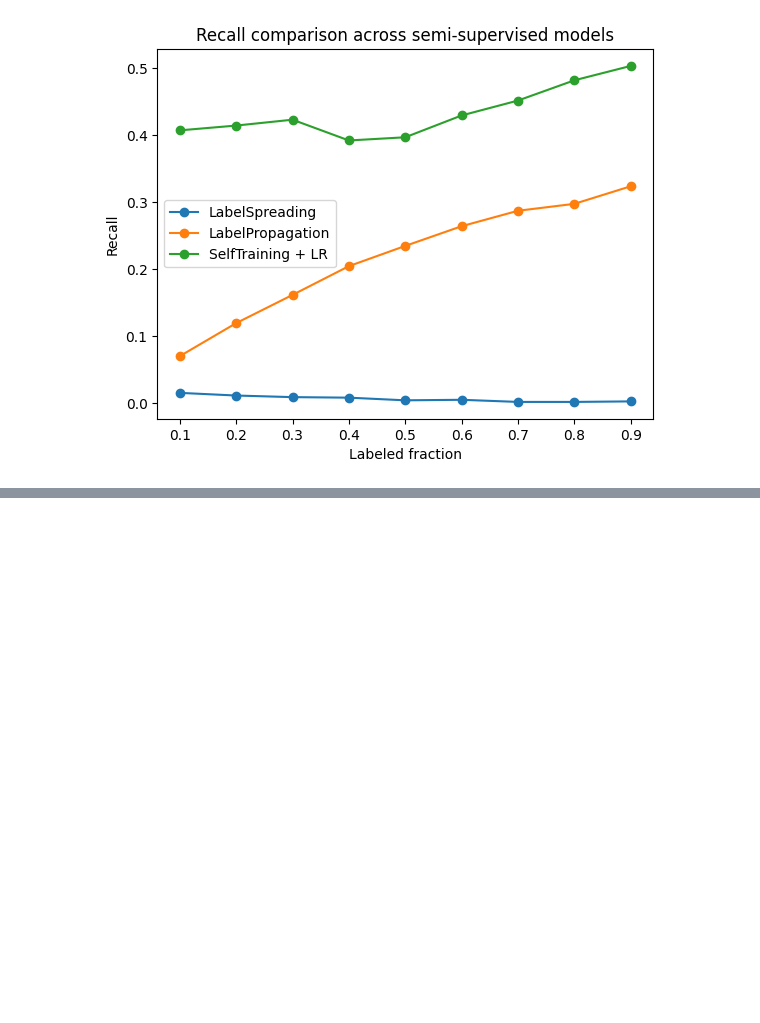
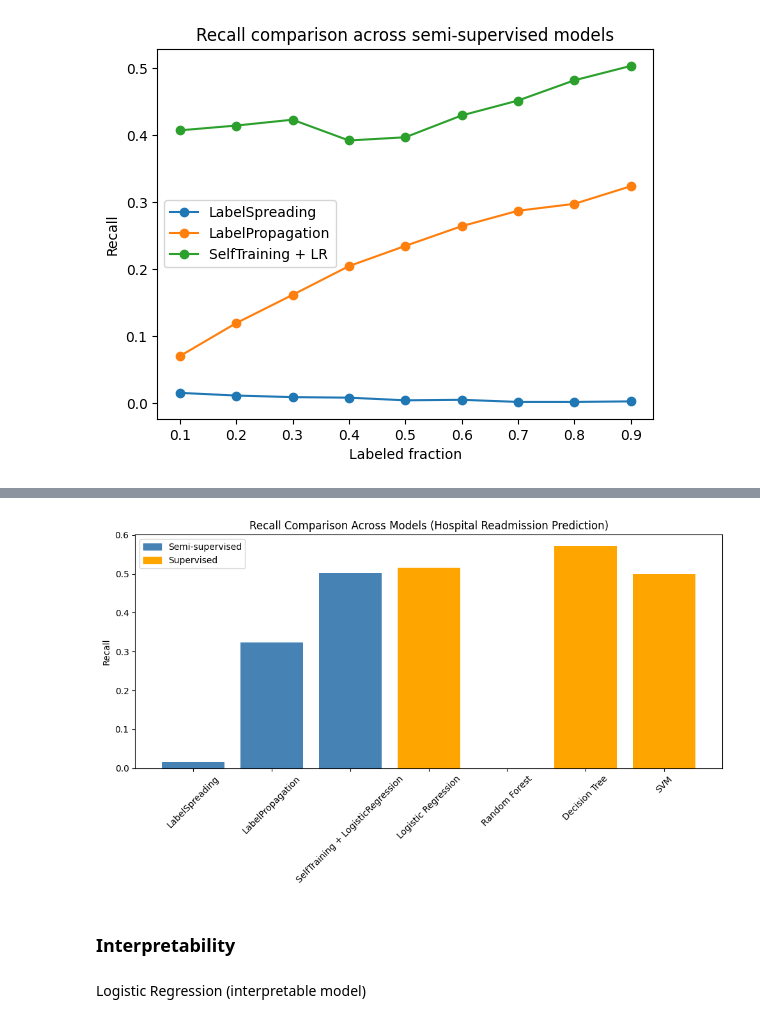
Before and after one commit to samirakhalil1993/readmission-hospital-analysis, a Jupyter notebook: notebooks/04_semi_supervised_modeling.ipynb, the cells around one changed output, grey strips where cells are left out. Drawn from its saved outputs; the diff is of its cells as text; code cells hidden in the pictures; blank space fills up the shorter version.

Commit message:
Interpretability

```diff
--- a/notebooks/04_semi_supervised_modeling.ipynb
+++ b/notebooks/04_semi_supervised_modeling.ipynb
@@ -391,0 +570,4 @@ plt.show()
+# %%
+best_ls = results_ls.loc[results_ls["recall"].idxmax()]
+best_lp = results_lp_df.loc[results_lp_df["recall"].idxmax()]
+best_st = results_st_df.loc[results_st_df["recall"].idxmax()]
@@ -391,0 +621,7 @@ plt.show()
+# %%
+final_comparison = pd.concat(
+    [ssl_summary, supervised_results],
+    ignore_index=True
+)
+
+final_comparison
@@ -391,0 +637,37 @@ plt.show()
+# %%
+import matplotlib.pyplot as plt
+
+models = final_comparison["Model"]
+recalls = final_comparison["Recall"]
+
+# define colors based on model type
+colors = []
+
+for m in models:
+    if m in ["LabelSpreading", "LabelPropagation", "SelfTraining + LogisticRegression"]:
+        colors.append("steelblue")      # semi-supervised
+    else:
+        colors.append("orange")         # supervised
+
+plt.figure(figsize=(10,6))
+plt.bar(models, recalls, color=colors)
+
+plt.ylabel("Recall")
+plt.title("Recall Comparison Across Models (Hospital Readmission Prediction)")
+plt.xticks(rotation=45)
+
+# legend
+import matplotlib.patches as mpatches
+ssl_patch = mpatches.Patch(color='steelblue', label='Semi-supervised')
+sup_patch = mpatches.Patch(color='orange', label='Supervised')
+
+plt.legend(handles=[ssl_patch, sup_patch])
+
+plt.tight_layout()
+plt.show()
+# %% [output]
+[figure, added]
+# %% [markdown]
+### Interpretability
+# %% [markdown]
+Logistic Regression (interpretable model)
```
Also changed, not shown: parts of 20 cells of this notebook.
